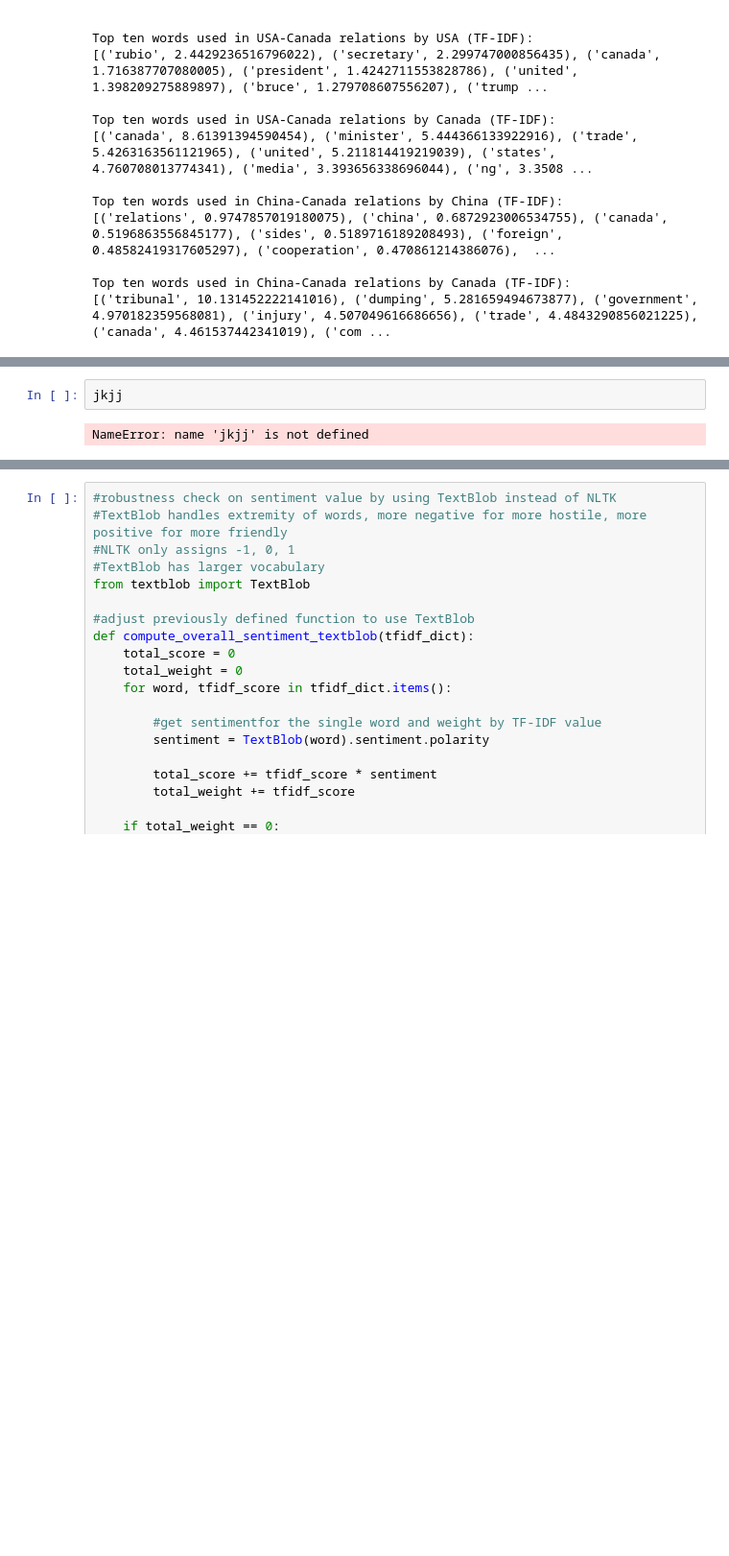
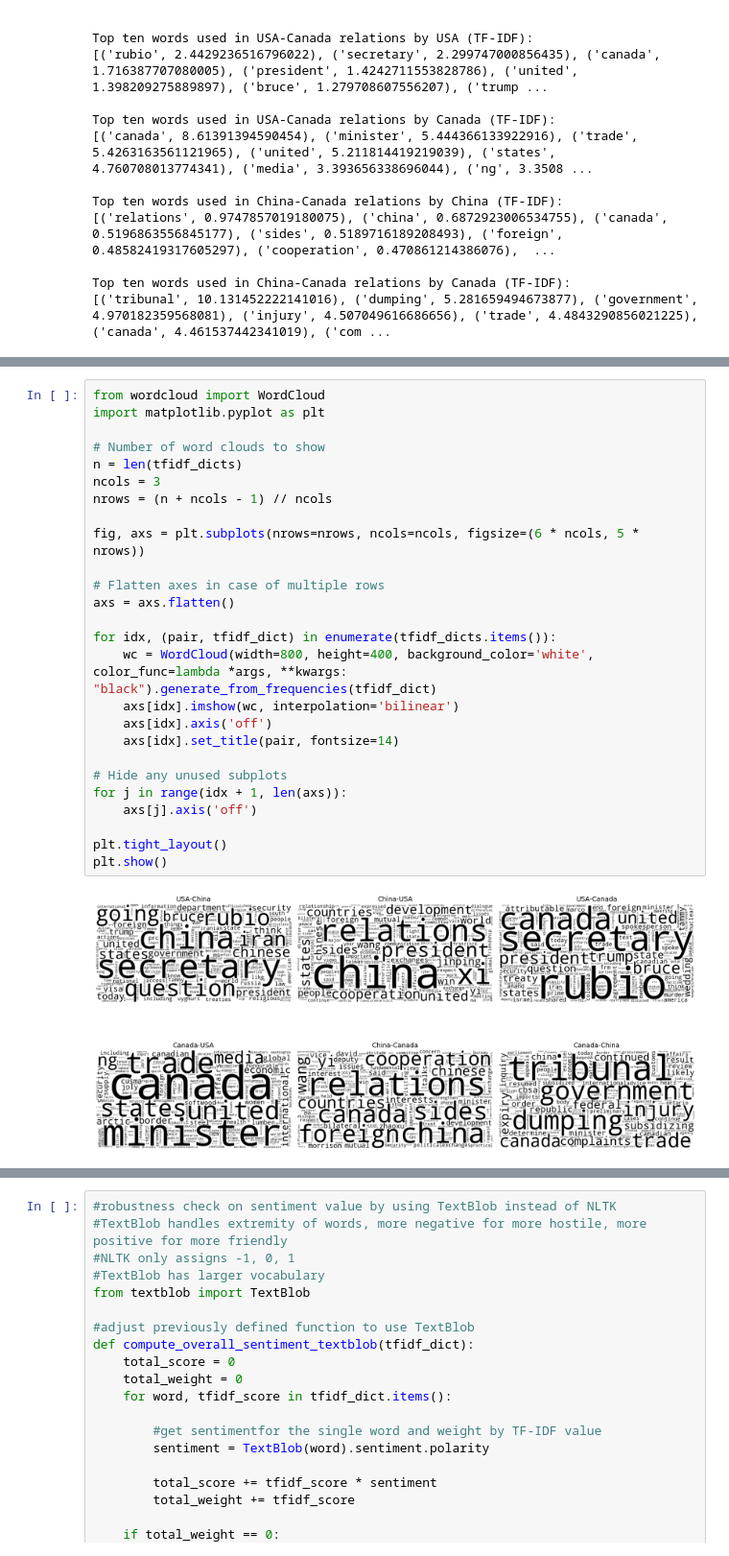
Before and after one commit to matthewhirokawa/exchange_rate_analysis, a Jupyter notebook: sentiment_processing.ipynb, the cells around one changed output, grey strips where cells are left out. Shown at 96% size. Drawn from its saved outputs; the diff is of its cells as text; blank space fills up the shorter version.

Commit message:
added word clouds

```diff
--- a/sentiment_processing.ipynb
+++ b/sentiment_processing.ipynb
@@ -225,4 +128,28 @@ Bilateral sentiment scores (NLTK):
 # %%
-jkjj
+from wordcloud import WordCloud
+import matplotlib.pyplot as plt
+
+# Number of word clouds to show
+n = len(tfidf_dicts)
+ncols = 3
+nrows = (n + ncols - 1) // ncols
+
+fig, axs = plt.subplots(nrows=nrows, ncols=ncols, figsize=(6 * ncols, 5 * nrows))
+
+# Flatten axes in case of multiple rows
+axs = axs.flatten()
+
+for idx, (pair, tfidf_dict) in enumerate(tfidf_dicts.items()):
+    wc = WordCloud(width=800, height=400, background_color='white', color_func=lambda *args, **kwargs: "black").generate_from_frequencies(tfidf_dict)
+    axs[idx].imshow(wc, interpolation='bilinear')
+    axs[idx].axis('off')
+    axs[idx].set_title(pair, fontsize=14)
+
+# Hide any unused subplots
+for j in range(idx + 1, len(axs)):
+    axs[j].axis('off')
+
+plt.tight_layout()
+plt.show()
 # %% [output]
-NameError: name 'jkjj' is not defined
+[figure, added]
```
Also changed, not shown: parts of 4 cells of this notebook.
